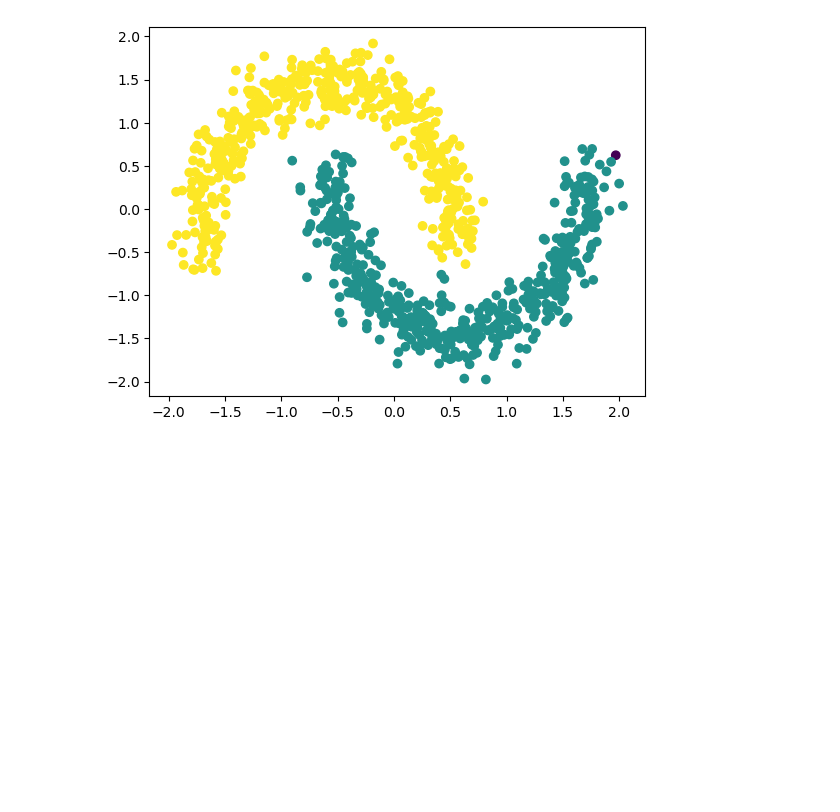
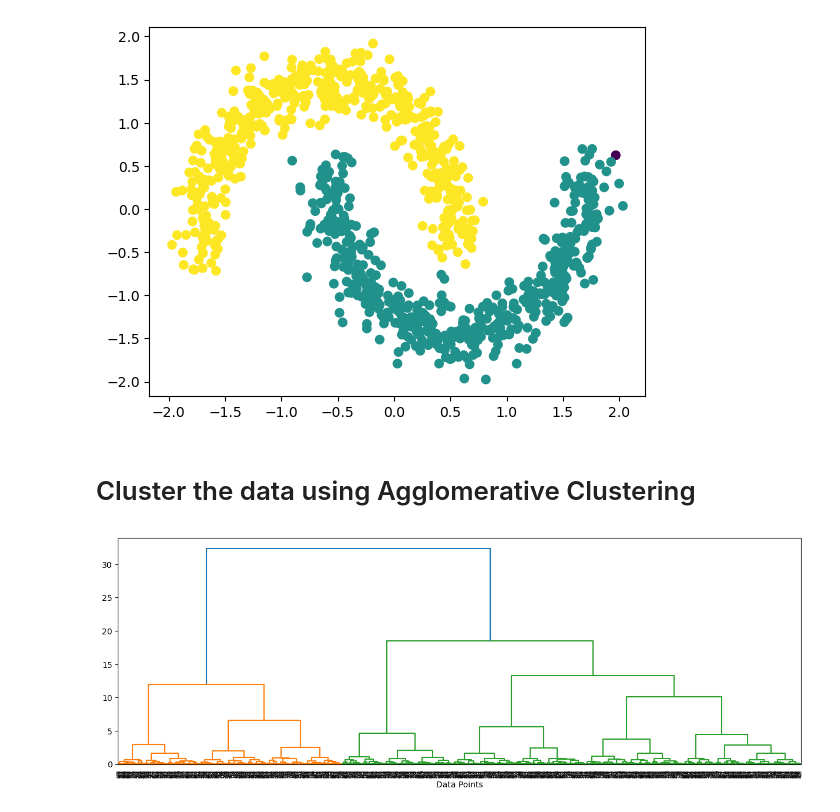
Before and after one commit to bmmukhridin/Coding-Dojo-Bootcamp, a Jupyter notebook: week 9/DBSCAN and Agglomerative Clustering Exercise .ipynb, the cells around one changed output. Cells and saved outputs as stored; diff of their text form; code cells hidden in the pictures; blank space fills up the shorter version.

Commit message:
added-plot

```diff
--- a/week 9/DBSCAN and Agglomerative Clustering Exercise .ipynb
+++ b/week 9/DBSCAN and Agglomerative Clustering Exercise .ipynb
@@ -100,3 +101,13 @@ plt.scatter(scaled_moon[:,0], scaled_moon[:,1],c=dbs.labels_)
 # %% [output]
 <matplotlib.collections.PathCollection at 0x...>
 [figure]
+# %% [markdown]
+# Cluster the data using Agglomerative Clustering
+# %%
+#Visualize Dendrogram
+
+plt.figure(figsize = (15, 5))
+sch.dendrogram(sch.linkage(moons, method = 'ward'))
+plt.xlabel('Data Points');
+# %% [output]
+[figure, added]
```
Also changed, not shown: parts of 2 cells of this notebook, 1 other file.
